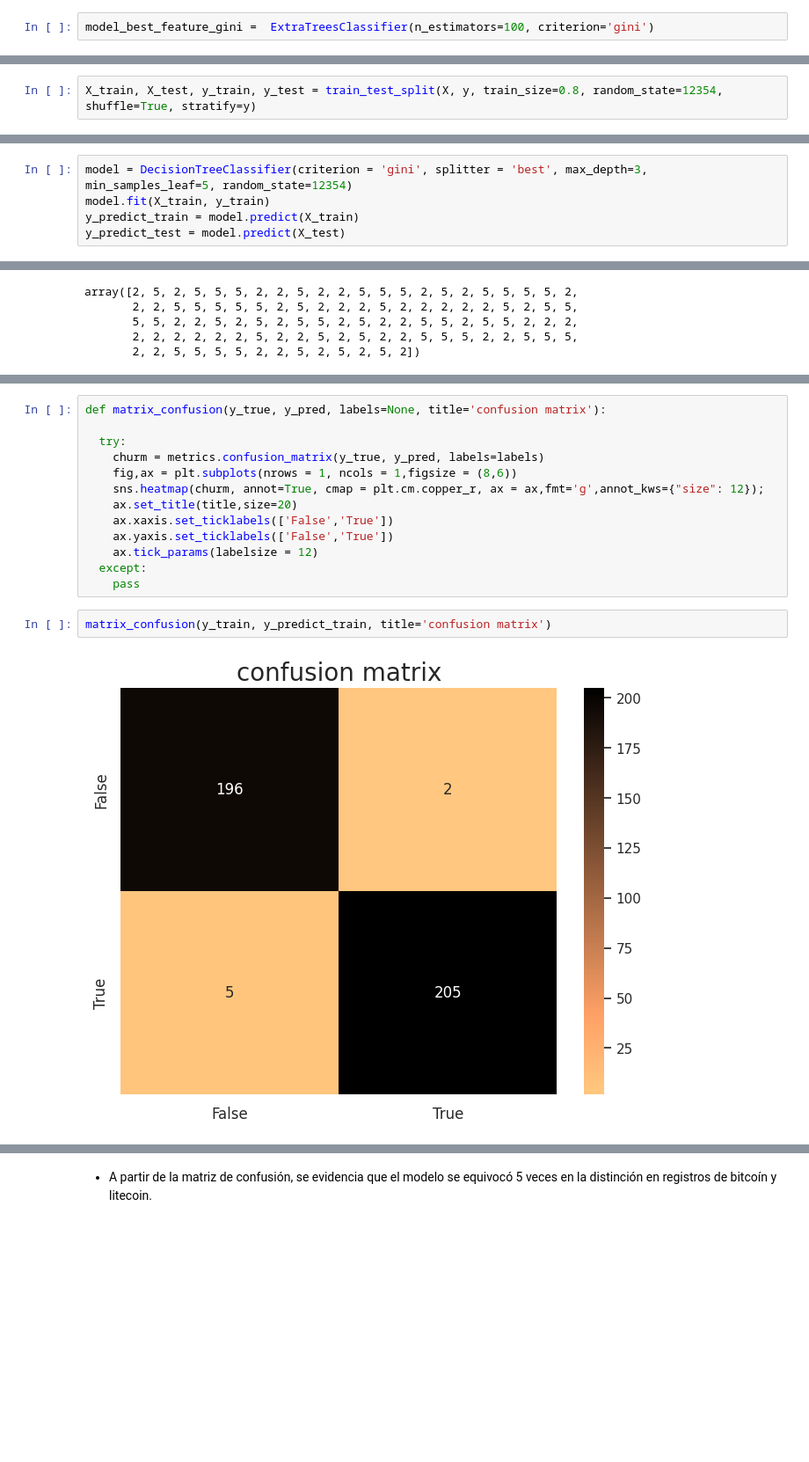
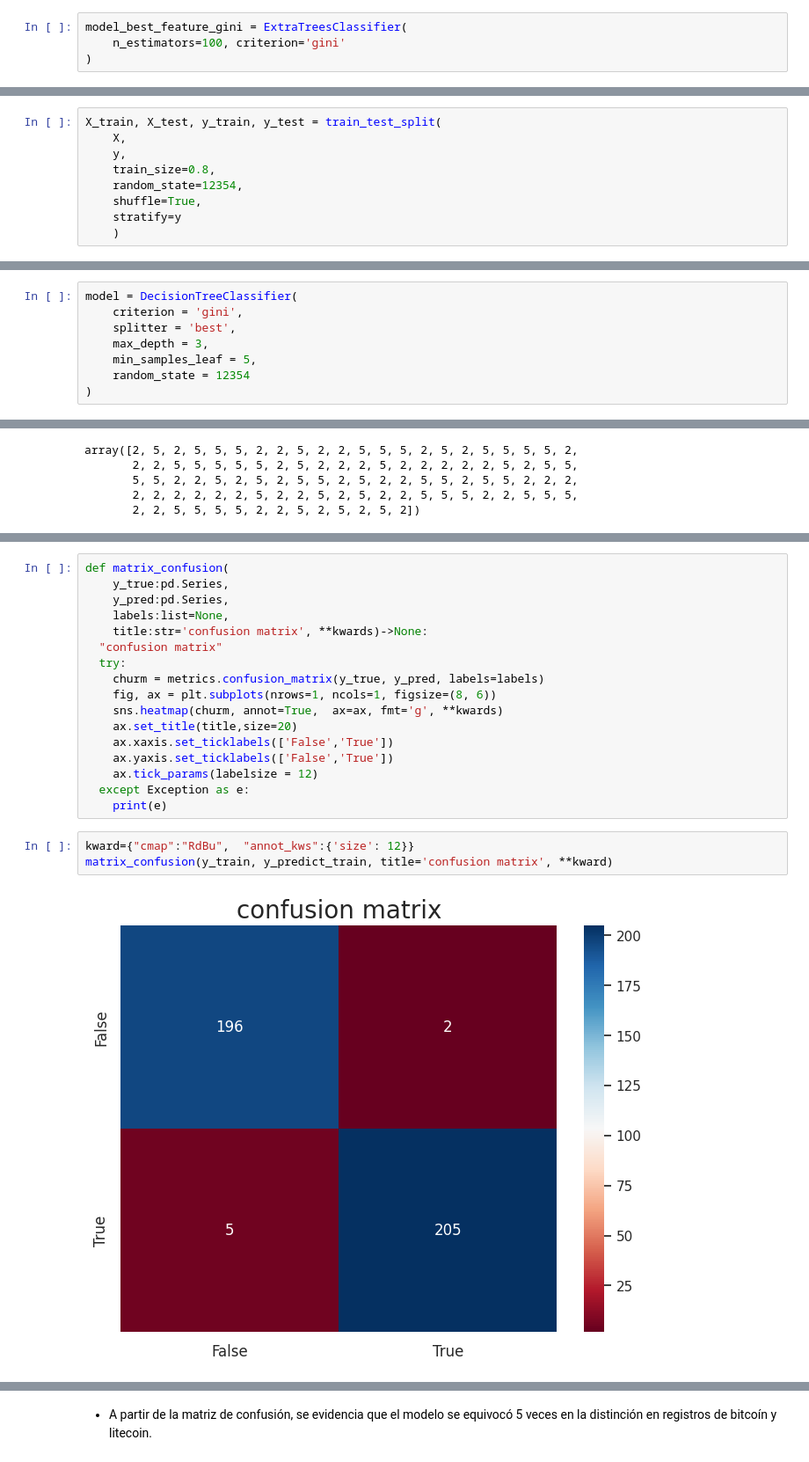
Before and after one commit to Kaiziferr/machine_learning, a Jupyter notebook: decision_tree/classify_bitcoin_and_litecoin_network_traffic.ipynb, the cells around one changed output, grey strips where cells are left out. Shown: that part at 88% size. Drawn from its saved outputs; the diff is of its cells as text; blank space fills up the shorter version.

```diff
--- a/decision_tree/classify_bitcoin_and_litecoin_network_traffic.ipynb
+++ b/decision_tree/classify_bitcoin_and_litecoin_network_traffic.ipynb
@@ -189,7 +191,9 @@ X = X.iloc[:, :-1]
 # %% [markdown]
 Se cambiara solo el criterio de impureza, en proximos ejercicios se implementaran otros hiperparametros. Se usa un ensamblador para encontrar las mejores caracteristicas.
 # %%
-model_best_feature_gini =  ExtraTreesClassifier(n_estimators=100, criterion='gini')
+model_best_feature_gini = ExtraTreesClassifier(
+    n_estimators=100, criterion='gini'
+)
 # %%
 data_best_gini = model_best_feature_gini.fit(X, y)
 # %% [markdown]
@@ -224,3 +229,10 @@ X
 # %%
-X_train, X_test, y_train, y_test = train_test_split(X, y, train_size=0.8, random_state=12354, shuffle=True, stratify=y)
+X_train, X_test, y_train, y_test = train_test_split(
+    X,
+    y,
+    train_size=0.8,
+    random_state=12354,
+    shuffle=True,
+    stratify=y
+    )
 # %%
@@ -247,5 +260,8 @@ Using 3 components, we can explain 0.9958503090262131% of the variability in the
 # %%
-model = DecisionTreeClassifier(criterion = 'gini', splitter = 'best', max_depth=3, min_samples_leaf=5, random_state=12354)
-model.fit(X_train, y_train)
-y_predict_train = model.predict(X_train)
-y_predict_test = model.predict(X_test)
+model = DecisionTreeClassifier(
+    criterion = 'gini',
+    splitter = 'best',
+    max_depth = 3,
+    min_samples_leaf = 5,
+    random_state = 12354
+)
@@ -265,18 +290,23 @@ array([2, 5, 2, 5, 5, 5, 2, 2, 5, 2, 2, 5, 5, 5, 2, 5, 2, 5, 5, 5, 5, 2,
 # %%
-def matrix_confusion(y_true, y_pred, labels=None, title='confusion matrix'):
-
+def matrix_confusion(
+    y_true:pd.Series,
+    y_pred:pd.Series,
+    labels:list=None,
+    title:str='confusion matrix', **kwards)->None:
+  "confusion matrix"
   try:
     churm = metrics.confusion_matrix(y_true, y_pred, labels=labels)
-    fig,ax = plt.subplots(nrows = 1, ncols = 1,figsize = (8,6))
-    sns.heatmap(churm, annot=True, cmap = plt.cm.copper_r, ax = ax,fmt='g',annot_kws={"size": 12});
+    fig, ax = plt.subplots(nrows=1, ncols=1, figsize=(8, 6))
+    sns.heatmap(churm, annot=True,  ax=ax, fmt='g', **kwards)
     ax.set_title(title,size=20)
     ax.xaxis.set_ticklabels(['False','True'])
     ax.yaxis.set_ticklabels(['False','True'])
     ax.tick_params(labelsize = 12)
-  except:
-    pass
+  except Exception as e:
+    print(e)
 # %%
-matrix_confusion(y_train, y_predict_train, title='confusion matrix')
+kward={"cmap":"RdBu",  "annot_kws":{'size': 12}}
+matrix_confusion(y_train, y_predict_train, title='confusion matrix', **kward)
 # %% [output]
-[figure, old version]
+[figure, new version]
 # %%
```
Also changed, not shown: parts of 24 cells of this notebook.
